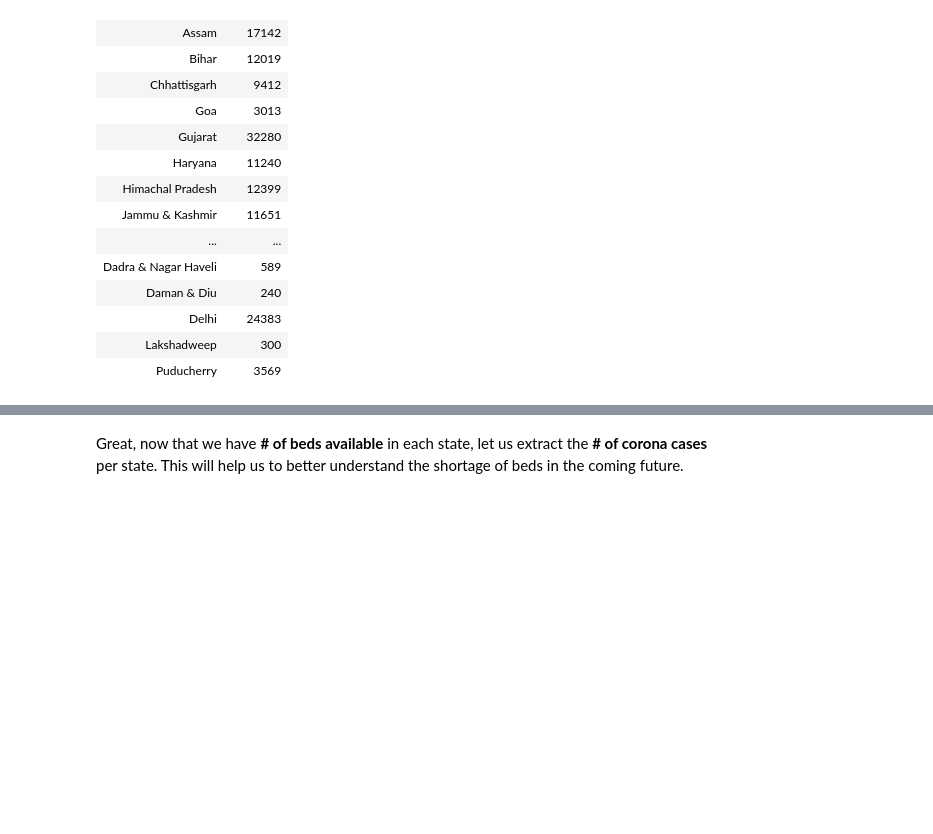
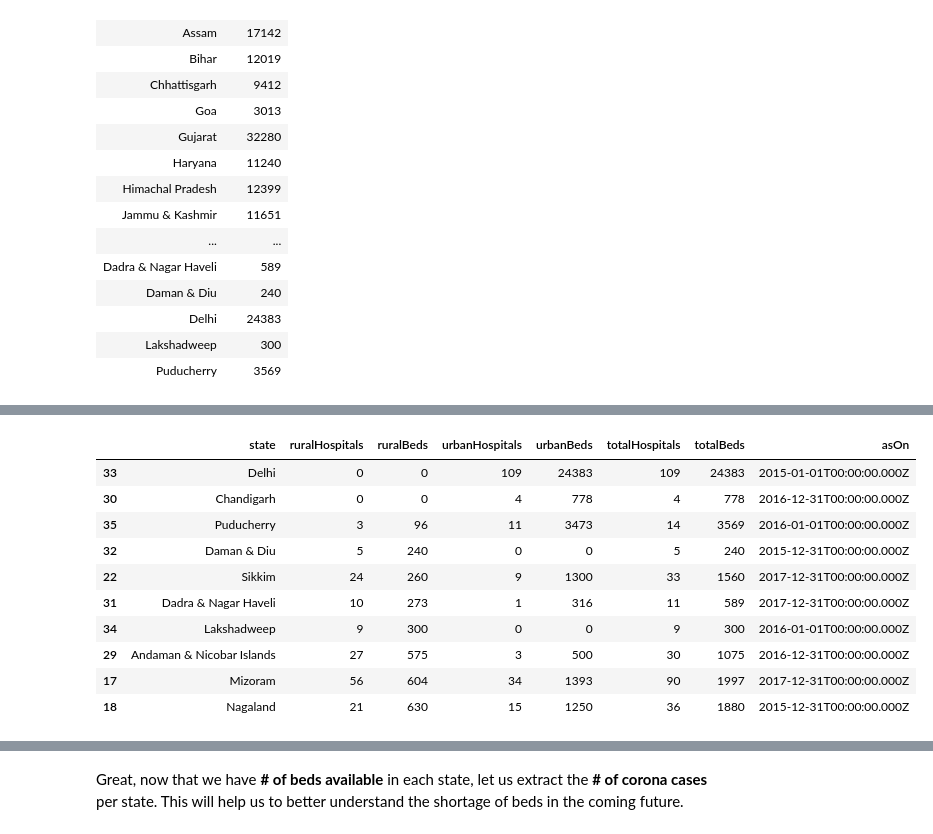
Before and after one commit to srmsoumya/dsct, a Jupyter notebook: nbs/dw/2020-06-06_dw_srm_data_collection.ipynb, the cells around one changed output, grey strips where cells are left out. Cells and saved outputs as stored; diff of their text form; code cells hidden in the pictures; blank space fills up the shorter version.

```diff
--- a/nbs/dw/2020-06-06_dw_srm_data_collection.ipynb
+++ b/nbs/dw/2020-06-06_dw_srm_data_collection.ipynb
@@ -75,0 +93,15 @@ beds.head()
+# %%
+# 2
+beds[:-1].sort_values(by='ruralBeds', ascending=True).head(10)
+# %% [output]
+|  | state | ruralHospitals | ruralBeds | urbanHospitals | urbanBeds | totalHospitals | totalBeds | asOn |
+| 33 | Delhi | 0 | 0 | 109 | 24383 | 109 | 24383 | 2015-01-01T00:00:00.000Z |
+| 30 | Chandigarh | 0 | 0 | 4 | 778 | 4 | 778 | 2016-12-31T00:00:00.000Z |
+| 35 | Puducherry | 3 | 96 | 11 | 3473 | 14 | 3569 | 2016-01-01T00:00:00.000Z |
+| 32 | Daman & Diu | 5 | 240 | 0 | 0 | 5 | 240 | 2015-12-31T00:00:00.000Z |
+| 22 | Sikkim | 24 | 260 | 9 | 1300 | 33 | 1560 | 2017-12-31T00:00:00.000Z |
+| 31 | Dadra & Nagar Haveli | 10 | 273 | 1 | 316 | 11 | 589 | 2017-12-31T00:00:00.000Z |
+| 34 | Lakshadweep | 9 | 300 | 0 | 0 | 9 | 300 | 2016-01-01T00:00:00.000Z |
+| 29 | Andaman & Nicobar Islands | 27 | 575 | 3 | 500 | 30 | 1075 | 2016-12-31T00:00:00.000Z |
+| 17 | Mizoram | 56 | 604 | 34 | 1393 | 90 | 1997 | 2017-12-31T00:00:00.000Z |
+| 18 | Nagaland | 21 | 630 | 15 | 1250 | 36 | 1880 | 2015-12-31T00:00:00.000Z |
```
Also changed, not shown: parts of 18 cells of this notebook.
